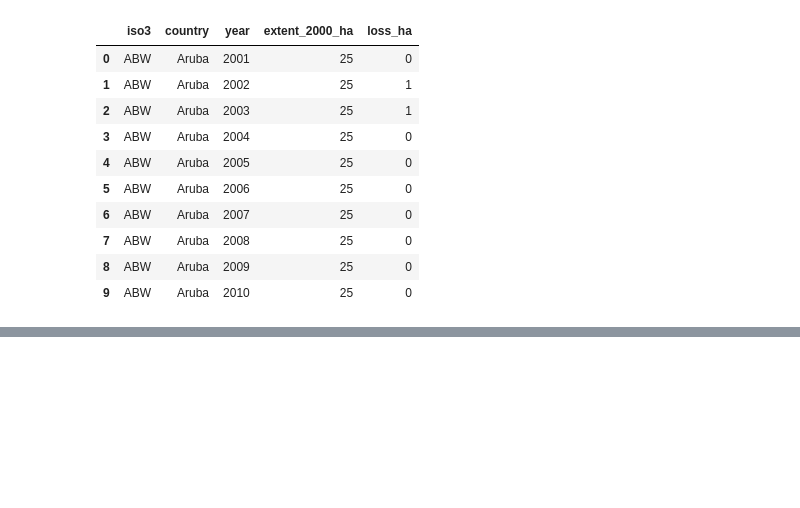
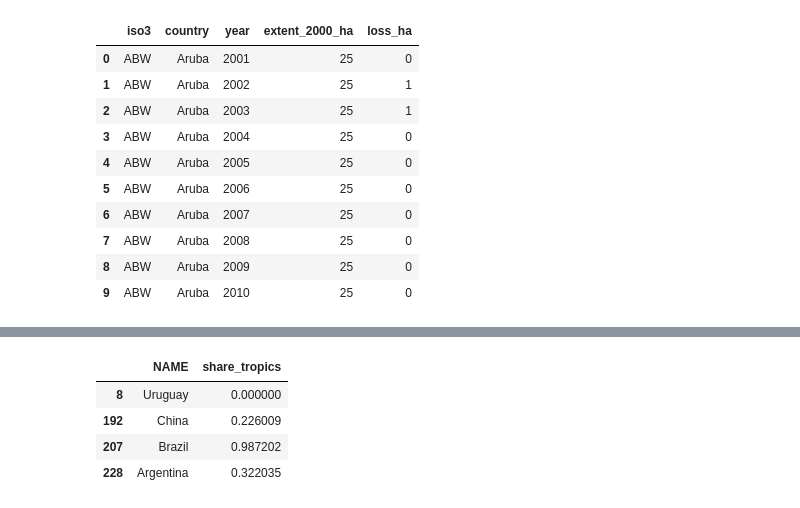
Before and after one commit to AndrewEberhardt/DataScienceProject, a Jupyter notebook: notebooks/1-Forest-Loss.ipynb, the cells around one changed output, grey strips where cells are left out. Saved outputs shown, nothing was run; the diff lists cells and outputs as text; code cells hidden in the pictures; blank space fills up the shorter version.

```diff
--- a/notebooks/1-Forest-Loss.ipynb
+++ b/notebooks/1-Forest-Loss.ipynb
@@ -185,0 +228,8 @@ Duplicated country-years: 0
+# %%
+world.loc[world['iso3'].isin(['BRA', 'ARG', 'CHN', 'URY']), ['NAME', 'share_tropics']]
+# %% [output]
+|  | NAME | share_tropics |
+| 8 | Uruguay | 0.000000 |
+| 192 | China | 0.226009 |
+| 207 | Brazil | 0.987202 |
+| 228 | Argentina | 0.322035 |
```
Also changed, not shown: parts of 3 cells of this notebook.
